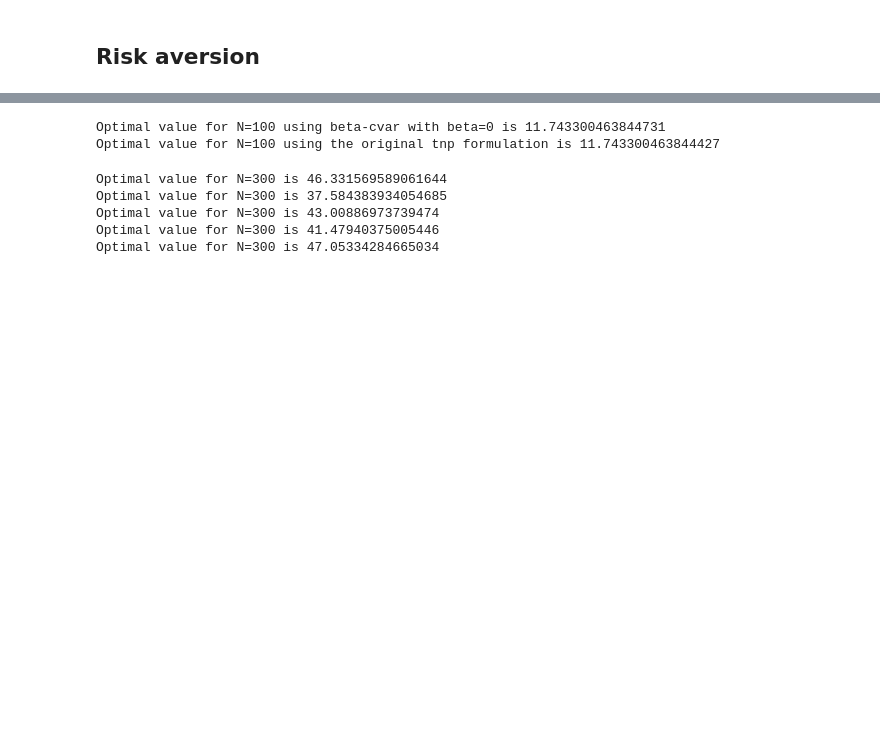
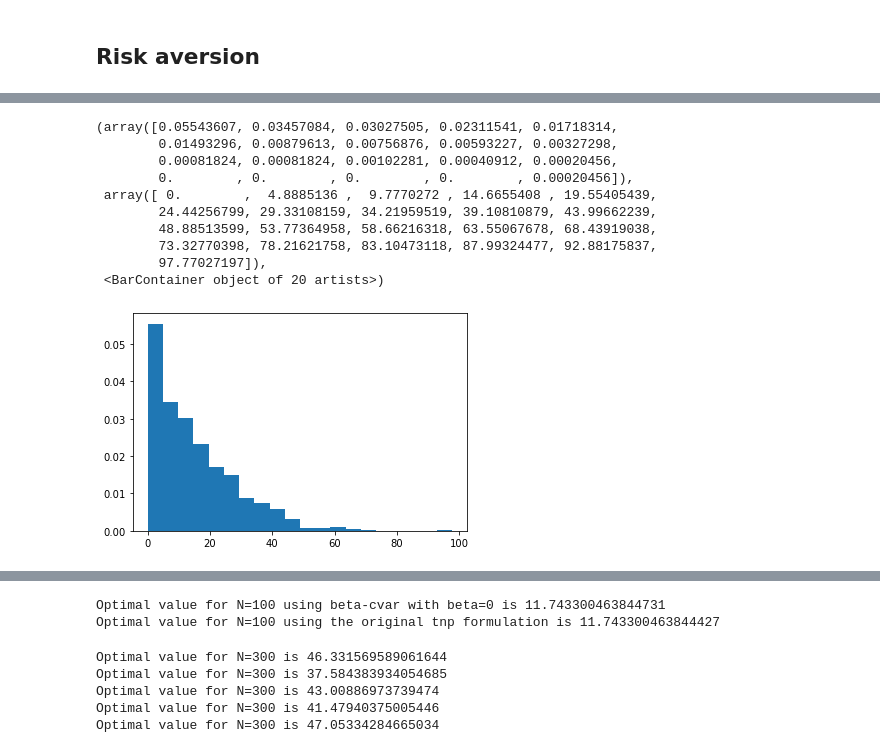
Before and after one commit to GeorgiosAliatimis/Stochastic_Optimization, a Jupyter notebook: TNP Group Task.ipynb, the cells around one changed output, grey strips where cells are left out. Cells and saved outputs as stored; diff of their text form; code cells hidden in the pictures; blank space fills up the shorter version.

```diff
--- a/TNP Group Task.ipynb
+++ b/TNP Group Task.ipynb
@@ -302,4 +323,37 @@ def solve_tnp_with_beta_cvar(edges, e, demand_pairs, routes, demand_scenarios, t
     m.addConstrs(u[ind] - quicksum(s[i,ind] for i in range(num_dem_pairs) ) + alpha >= 0 for ind in range(N))
     m.setObjective(alpha + 1/(1-beta) * 1/N * quicksum(u[ind] for ind in range(N)) ,GRB.MINIMIZE)
     m.optimize()
-    return m.objVal, m.getAttr('x', x)
+    return m.objVal, m.getAttr('x', x), m.getAttr('x',s), m.getVarByName("alpha").x
+# %%
+fileName = "x_tilde_cvar.pkl"
+
+if fileName in listdir():
+    with open(fileName,"rb") as f:
+        x_tilde = pkl.load(f)
+else:
+    np.random.seed(1)
+    N = 1500
+    demand_scenarios = sample_scenarios_antithetical(N, demand_mean)
+    x_tilde_cvar = solve_tnp_with_beta_cvar(edges, e, demand_pairs, routes, demand_scenarios, b,beta=0.5)[1]
+    with open(fileName,"wb") as f:
+        pkl.dump(dict(x_tilde_cvar),f)
+# %%
+np.random.seed(1)
+N = 1000
+sample_scens = sample_scenarios_antithetical(N,demand_mean)
+opt_vals = np.zeros(N)
+for i in range(N):
+    opt_vals[i], _ = solve_tnp_recourse(edges, x_tilde_cvar, e, demand_pairs, routes, sample_scens[i])
+plt.hist(opt_vals,density=True,bins=20)
+# %% [output]
+(array([0.05543607, 0.03457084, 0.03027505, 0.02311541, 0.01718314,
+        0.01493296, 0.00879613, 0.00756876, 0.00593227, 0.00327298,
+        0.00081824, 0.00081824, 0.00102281, 0.00040912, 0.00020456,
+        0.        , 0.        , 0.        , 0.        , 0.00020456]),
+ array([ 0.        ,  4.8885136 ,  9.7770272 , 14.6655408 , 19.55405439,
+        24.44256799, 29.33108159, 34.21959519, 39.10810879, 43.99662239,
+        48.88513599, 53.77364958, 58.66216318, 63.55067678, 68.43919038,
+        73.32770398, 78.21621758, 83.10473118, 87.99324477, 92.88175837,
+        97.77027197]),
+ <BarContainer object of 20 artists>)
+[figure, added]
```
Also changed, not shown: parts of 15 cells of this notebook.
